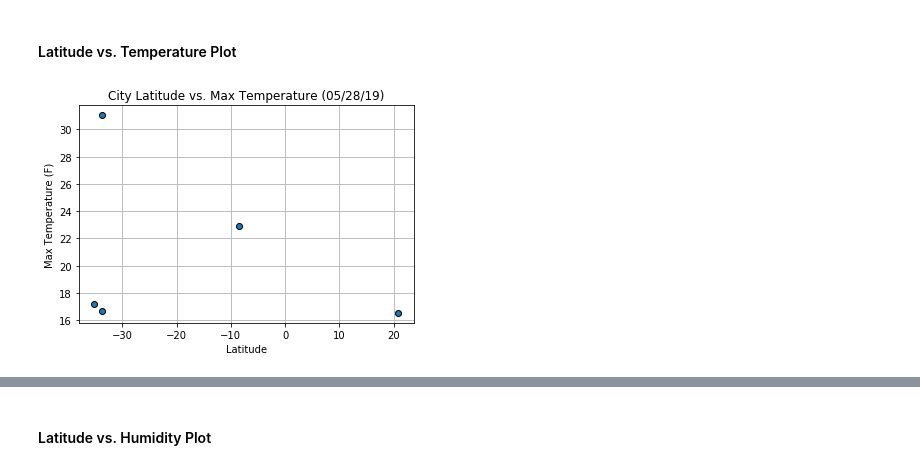
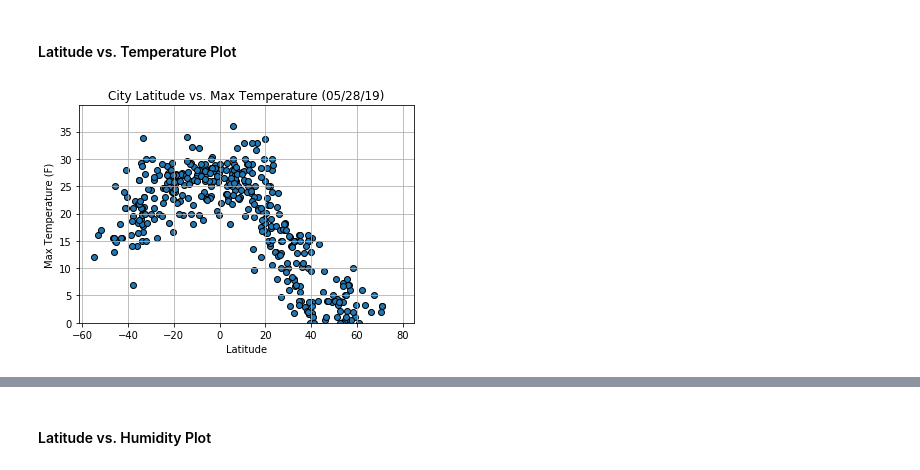
Before and after one commit to shadisalama/python-api-challenge, a Jupyter notebook: WeatherPy/WeatherPy.ipynb, the cells around one changed output, grey strips where cells are left out. Saved outputs shown, nothing was run; the diff lists cells and outputs as text; code cells hidden in the pictures.

```diff
--- a/WeatherPy/WeatherPy.ipynb
+++ b/WeatherPy/WeatherPy.ipynb
@@ -137,7 +118,7 @@ country=[]
 citynames=[]
 
 
-for index,city in enumerate(cities[:5]):
+for index,city in enumerate(cities[:600]):
     try:
         response = requests.get(query_url + city).json()
         lat.append(response['coord']['lat'])
@@ -205,10 +185,11 @@ dtype: int64
 # %%
 x_lat = weather_df['Lat']
 y_temp = weather_df['Max Temp']
 plt.scatter(x_lat,y_temp,marker = 'o',edgecolors = 'black')
 plt.title("City Latitude vs. Max Temperature (05/28/19)")
 plt.xlabel("Latitude")
 plt.ylabel("Max Temperature (F)")
+plt.ylim(0)
 plt.grid()
 # %% [output]
-[figure, old version]
+[figure, new version]
```
Also changed, not shown: parts of 23 cells of this notebook.
